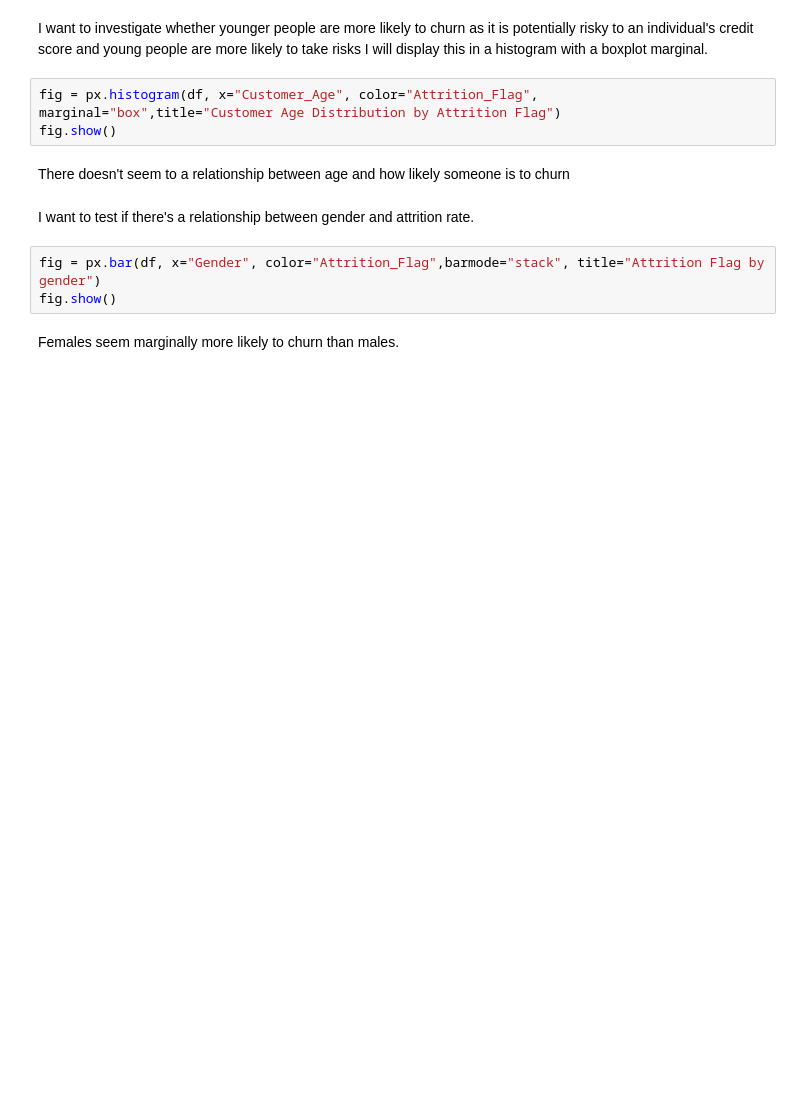
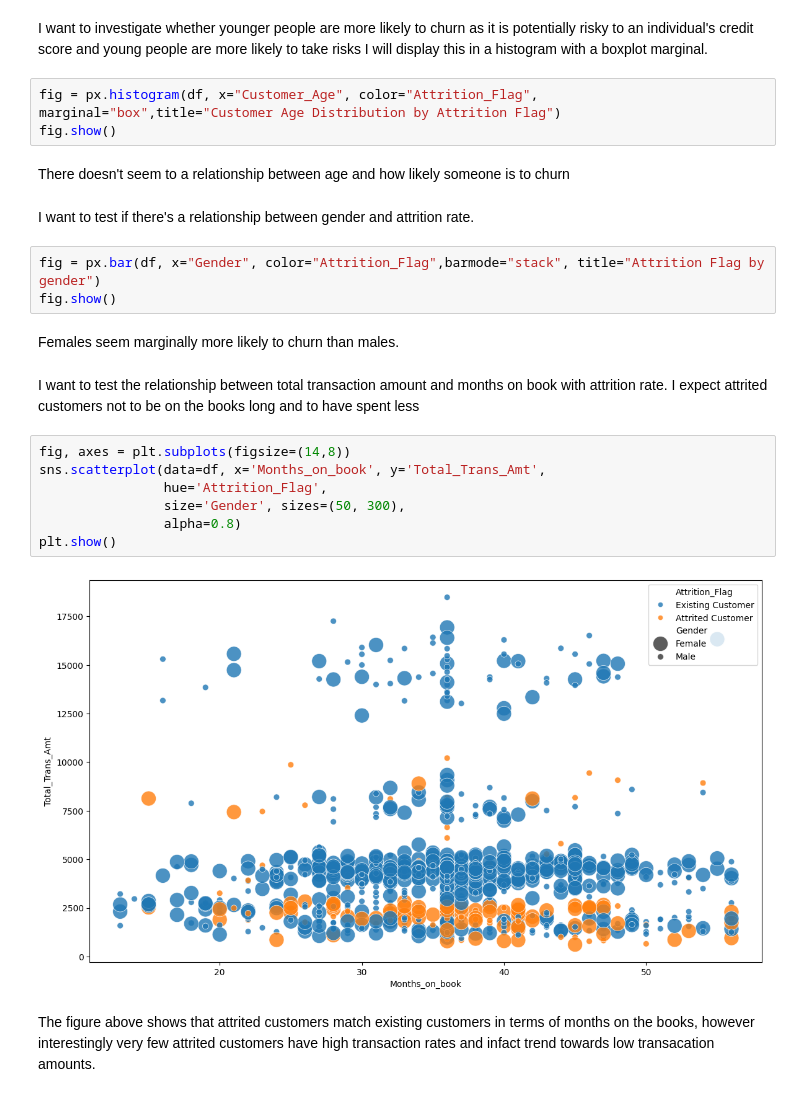
Before and after one commit to Janeweightman/Credit-card-churn-analysis, a Jupyter notebook: jupyter_notebooks/Visualisations.ipynb, the cells around one changed output. Saved outputs shown, nothing was run; the diff lists cells and outputs as text; blank space fills up the shorter version.

Commit message:
Created a scatter plot comparing total transaction amounts, months on the books, attrition rate, and gender

```diff
--- a/jupyter_notebooks/Visualisations.ipynb
+++ b/jupyter_notebooks/Visualisations.ipynb
@@ -45,3 +45,16 @@ fig = px.bar(df, x="Gender", color="Attrition_Flag",barmode="stack", title="Attr
 fig.show()
 # %% [markdown]
 Females seem marginally more likely to churn than males.
+# %% [markdown]
+I want to test the relationship between total transaction amount and months on book with attrition rate. I expect attrited customers not to be on the books long and to have spent less
+# %%
+fig, axes = plt.subplots(figsize=(14,8))
+sns.scatterplot(data=df, x='Months_on_book', y='Total_Trans_Amt',
+                hue='Attrition_Flag',
+                size='Gender', sizes=(50, 300),
+                alpha=0.8)
+plt.show()
+# %% [output]
+[figure, added]
+# %% [markdown]
+The figure above shows that attrited customers match existing customers in terms of months on the books, however interestingly very few attrited customers have high transaction rates and infact trend towards low transacation amounts.
```
